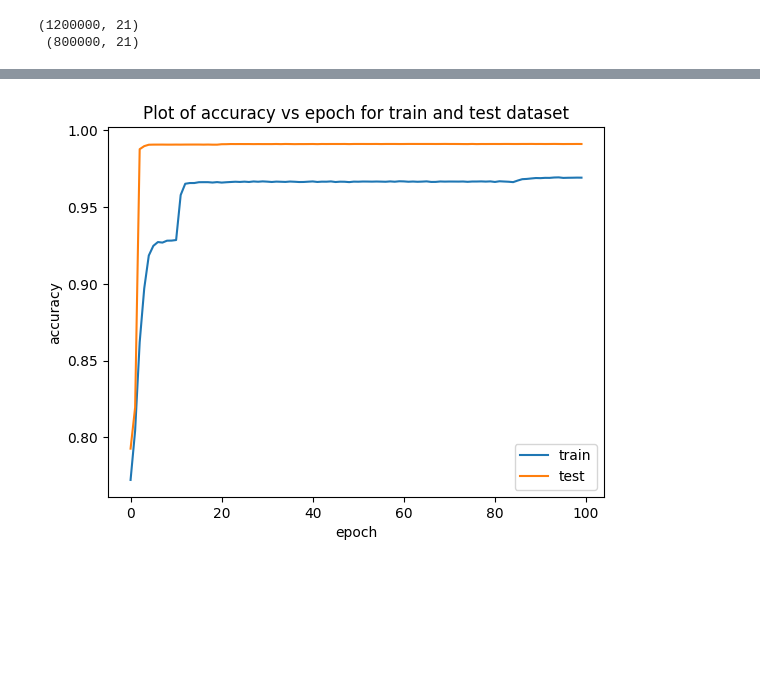
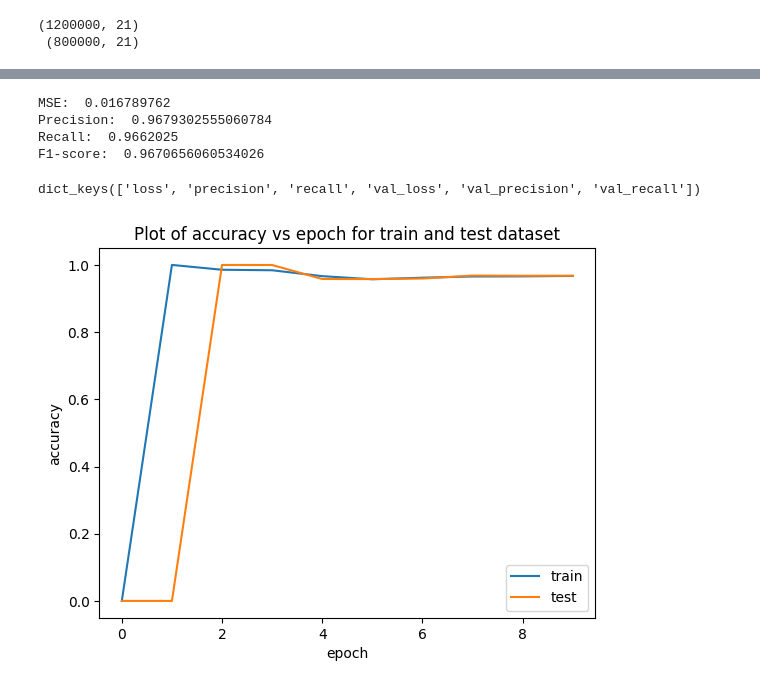
Before and after one commit to ClaudioCanalesPavez/KDD-LSTM, a Jupyter notebook: LSTM-KDD.ipynb, the cells around one changed output, grey strips where cells are left out. Saved outputs shown, nothing was run; the diff lists cells and outputs as text; code cells hidden in the pictures; blank space fills up the shorter version.

Commit message:
V1.1 Less overfitting
The trained model is saved.

```diff
--- a/LSTM-KDD.ipynb
+++ b/LSTM-KDD.ipynb
@@ -350,11 +362,12 @@ print(X_train.shape,'\n',X_test.shape)
 # Hacemos un reshape
 X_train = np.reshape(X_train, ( X_train.shape[0], 1 , X_train.shape[1] ))
 X_test = np.reshape(X_test, ( X_test.shape[0], 1,  X_test.shape[1] ))
+X_val = np.reshape(X_val, ( X_val.shape[0], 1,  X_val.shape[1] ))
 # %%
 model = Sequential() # initializing model
-model.add(LSTM(4,return_sequences=True,input_shape = (1, X_train.shape[2])))
-model.add(Dropout(0.5))
-model.add(LSTM(4,return_sequences=True))
+model.add(LSTM(1,return_sequences=True,input_shape = (1, X_train.shape[2])))
+# model.add(Dropout(0.5))
+model.add(LSTM(2,return_sequences=True))
 model.add(Dropout(0.5))
 # model.add(LSTM(5,return_sequences=True))
 # model.add(Dropout(0.7))
@@ -364,7 +377,7 @@ model.add(Flatten())
 model.add(Dense(units=5,activation='softmax'))
 # %%
 # defining loss function, optimizer, metrics and then compiling model
-model.compile(loss='categorical_crossentropy', optimizer='adam', metrics=['accuracy'])
+model.compile(loss='categorical_crossentropy', optimizer='adam', metrics=[tf.keras.metrics.Precision(), tf.keras.metrics.Recall()])
 # %%
 # Resumen del modelo
 model.summary()
@@ -388,5 +403,5 @@ Non-trainable params: 0
 _________________________________________________________________
 # %%
 # training the model on training dataset
-history = model.fit(X_train, y_train, epochs=100, batch_size=5000, validation_data=(X_test, y_test))
+history = model.fit(X_train, y_train, epochs=10, batch_size=10000, validation_data=(X_val, y_val))
 # %% [output]
@@ -417,14 +440,39 @@ Test results - Loss: 0.01367357186973095 - Accuracy: 99.1121232509613%
+# %%
+# Caldulamos MSE
+mse = tf.keras.losses.MeanSquaredError()
+print('MSE: ',mse(y_test, y_pred).numpy())
+
+# Calculamos la precisión
+pc = precision_score(y_test, y_pred.round(), average='micro')
+print('Precision: ',pc)
+
+# Calculamos el recall
+rc = recall_score(y_test, y_pred.round(), average='micro')
+print('Recall: ',rc)
+
+# Calculamos el f1-score
+f1 = f1_score(y_test, y_pred.round(), average='micro')
+print('F1-score: ',f1)
+# %% [output]
+MSE:  0.016789762
+Precision:  0.9679302555060784
+Recall:  0.9662025
+F1-score:  0.9670656060534026
+# %%
+history.history.keys()
+# %% [output]
+dict_keys(['loss', 'precision', 'recall', 'val_loss', 'val_precision', 'val_recall'])
 # %%
 # Plot of accuracy vs epoch for train and test dataset
-plt.plot(history.history['accuracy'])
-plt.plot(history.history['val_accuracy'])
+plt.plot(history.history['precision'])
+plt.plot(history.history['val_precision'])
 plt.title("Plot of accuracy vs epoch for train and test dataset")
 plt.legend(['train','test'])
 plt.ylabel('accuracy')
 plt.xlabel('epoch')
 plt.show()
 # %% [output]
-[figure, old version]
+[figure, new version]
 # %%
 # Plot of loss vs epoch for train and test dataset
 plt.plot(history.history['loss'])
```
Also changed, not shown: parts of 13 cells of this notebook, 1 other file.
